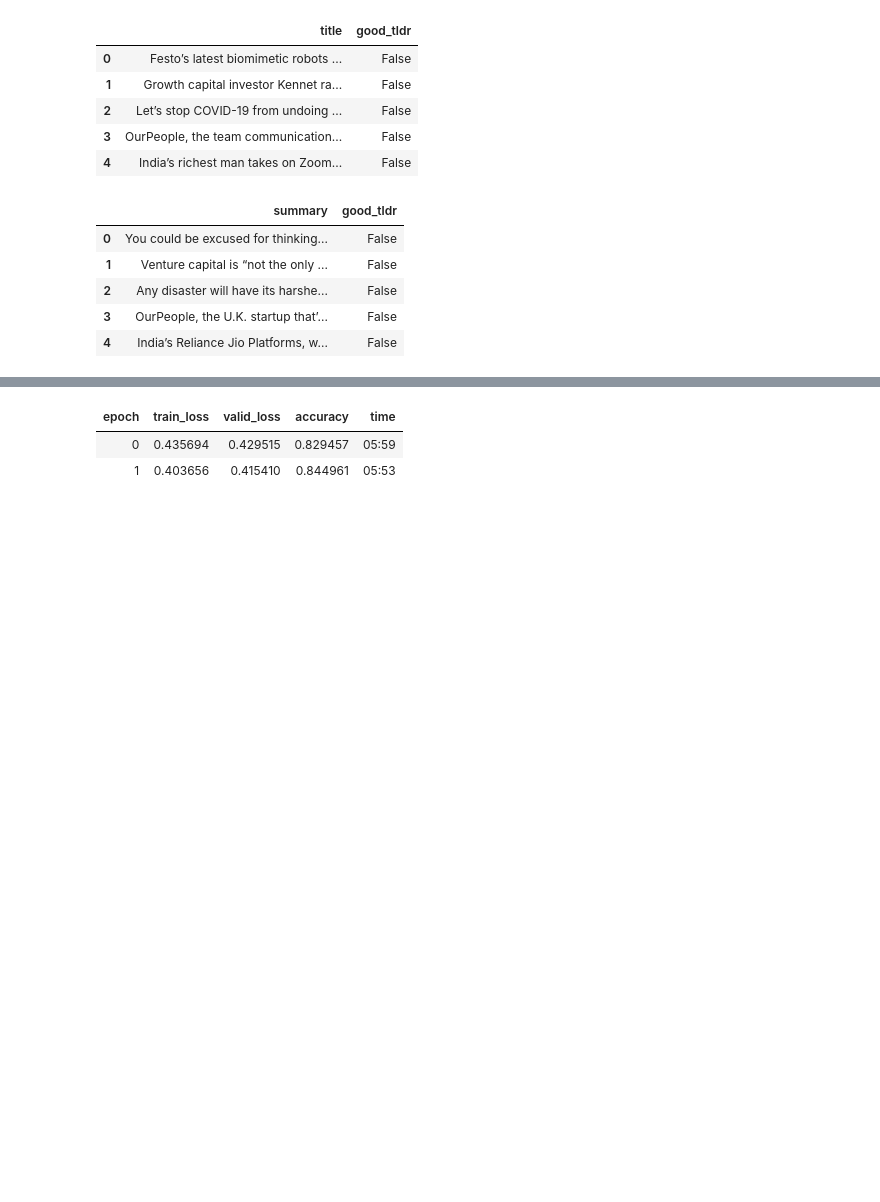
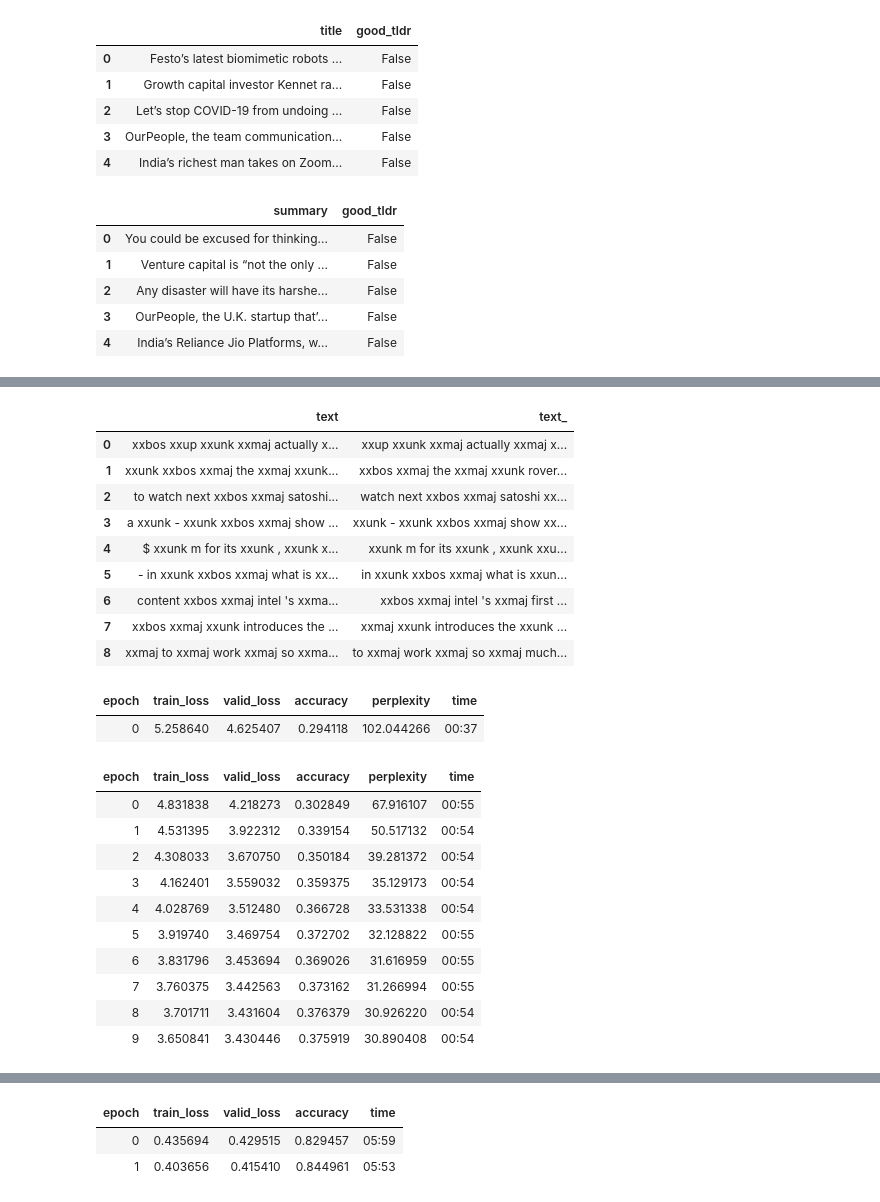
Before and after one commit to tldr-cloud/ai-news-recommendations, a Jupyter notebook: notebooks/lang_model.ipynb, the cells around one changed output, grey strips where cells are left out. Drawn from its saved outputs; the diff is of its cells as text; code cells hidden in the pictures; blank space fills up the shorter version.

```diff
--- a/notebooks/lang_model.ipynb
+++ b/notebooks/lang_model.ipynb
@@ -122,0 +123,3 @@ learn.save_encoder('finetuned')
+# %%
+learn_titles, dls_lm_titles = train_language_model(title_text_data, 'title-text-lang-model')
+# %% [output]
@@ -122,0 +127,23 @@ learn.save_encoder('finetuned')
+|  | text | text_ |
+| 0 | xxbos xxup xxunk xxmaj actually x... | xxup xxunk xxmaj actually xxmaj x... |
+| 1 | xxunk xxbos xxmaj the xxmaj xxunk... | xxbos xxmaj the xxmaj xxunk rover... |
+| 2 | to watch next xxbos xxmaj satoshi... | watch next xxbos xxmaj satoshi xx... |
+| 3 | a xxunk - xxunk xxbos xxmaj show ... | xxunk - xxunk xxbos xxmaj show xx... |
+| 4 | $ xxunk m for its xxunk , xxunk x... | xxunk m for its xxunk , xxunk xxu... |
+| 5 | - in xxunk xxbos xxmaj what is xx... | in xxunk xxbos xxmaj what is xxun... |
+| 6 | content xxbos xxmaj intel 's xxma... | xxbos xxmaj intel 's xxmaj first ... |
+| 7 | xxbos xxmaj xxunk introduces the ... | xxmaj xxunk introduces the xxunk ... |
+| 8 | xxmaj to xxmaj work xxmaj so xxma... | to xxmaj work xxmaj so xxmaj much... |
+| epoch | train_loss | valid_loss | accuracy | perplexity | time |
+| 0 | 5.258640 | 4.625407 | 0.294118 | 102.044266 | 00:37 |
+| epoch | train_loss | valid_loss | accuracy | perplexity | time |
+| 0 | 4.831838 | 4.218273 | 0.302849 | 67.916107 | 00:55 |
+| 1 | 4.531395 | 3.922312 | 0.339154 | 50.517132 | 00:54 |
+| 2 | 4.308033 | 3.670750 | 0.350184 | 39.281372 | 00:54 |
+| 3 | 4.162401 | 3.559032 | 0.359375 | 35.129173 | 00:54 |
+| 4 | 4.028769 | 3.512480 | 0.366728 | 33.531338 | 00:54 |
+| 5 | 3.919740 | 3.469754 | 0.372702 | 32.128822 | 00:55 |
+| 6 | 3.831796 | 3.453694 | 0.369026 | 31.616959 | 00:55 |
+| 7 | 3.760375 | 3.442563 | 0.373162 | 31.266994 | 00:55 |
+| 8 | 3.701711 | 3.431604 | 0.376379 | 30.926220 | 00:54 |
+| 9 | 3.650841 | 3.430446 | 0.375919 | 30.890408 | 00:54 |
```
Also changed, not shown: parts of 26 cells of this notebook.
